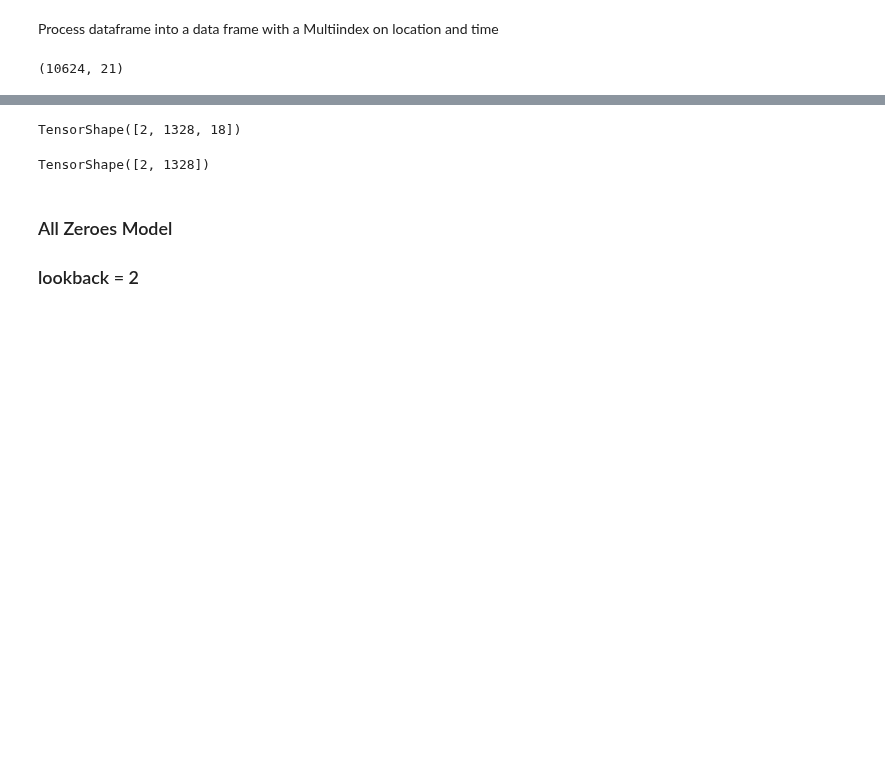
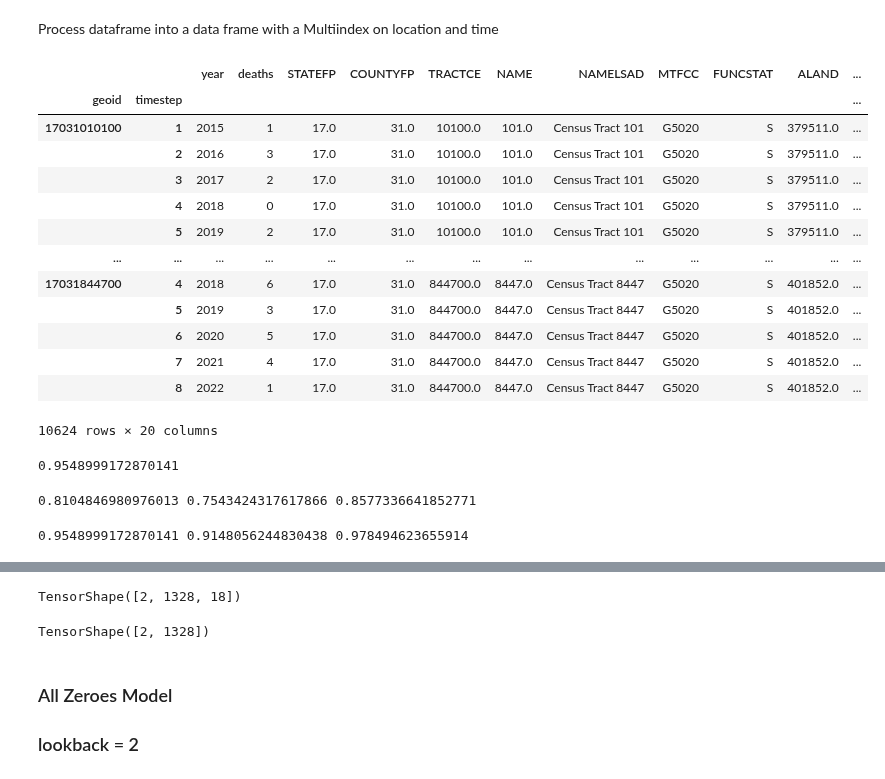
Before and after one commit to tufts-ml/opioid-overdose-models, a Jupyter notebook: experiment-runner/cook-county-run-models.ipynb, the cells around one changed output, grey strips where cells are left out. Saved outputs shown, nothing was run; the diff lists cells and outputs as text; code cells hidden in the pictures; blank space fills up the shorter version.

```diff
--- a/experiment-runner/cook-county-run-models.ipynb
+++ b/experiment-runner/cook-county-run-models.ipynb
@@ -37,7 +41,3 @@ data_gdf = gdf_annual
 gdf_annual['geoid'] = gdf_annual['geoid'].astype(str) #change to string
 # %% [markdown]
 Process dataframe into a data frame with a Multiindex on location and time
-# %%
-data_gdf.shape
-# %% [output]
-(10624, 21)
@@ -44,3 +46,40 @@ data_gdf.shape
+# %%
+multiindexed_gdf
+# %% [output]
+|  |  | year | deaths | STATEFP | COUNTYFP | TRACTCE | NAME | NAMELSAD | MTFCC | FUNCSTAT | ALAND | ... |
+| geoid | timestep |  |  |  |  |  |  |  |  |  |  | ... |
+| 17031010100 | 1 | 2015 | 1 | 17.0 | 31.0 | 10100.0 | 101.0 | Census Tract 101 | G5020 | S | 379511.0 | ... |
+|  | 2 | 2016 | 3 | 17.0 | 31.0 | 10100.0 | 101.0 | Census Tract 101 | G5020 | S | 379511.0 | ... |
+|  | 3 | 2017 | 2 | 17.0 | 31.0 | 10100.0 | 101.0 | Census Tract 101 | G5020 | S | 379511.0 | ... |
+|  | 4 | 2018 | 0 | 17.0 | 31.0 | 10100.0 | 101.0 | Census Tract 101 | G5020 | S | 379511.0 | ... |
+|  | 5 | 2019 | 2 | 17.0 | 31.0 | 10100.0 | 101.0 | Census Tract 101 | G5020 | S | 379511.0 | ... |
+| ... | ... | ... | ... | ... | ... | ... | ... | ... | ... | ... | ... | ... |
+| 17031844700 | 4 | 2018 | 6 | 17.0 | 31.0 | 844700.0 | 8447.0 | Census Tract 8447 | G5020 | S | 401852.0 | ... |
+|  | 5 | 2019 | 3 | 17.0 | 31.0 | 844700.0 | 8447.0 | Census Tract 8447 | G5020 | S | 401852.0 | ... |
+|  | 6 | 2020 | 5 | 17.0 | 31.0 | 844700.0 | 8447.0 | Census Tract 8447 | G5020 | S | 401852.0 | ... |
+|  | 7 | 2021 | 4 | 17.0 | 31.0 | 844700.0 | 8447.0 | Census Tract 8447 | G5020 | S | 401852.0 | ... |
+|  | 8 | 2022 | 1 | 17.0 | 31.0 | 844700.0 | 8447.0 | Census Tract 8447 | G5020 | S | 401852.0 | ... |
+10624 rows × 20 columns
+# %%
+remaineders = []
+exclude=60
+for _ in range(1000):
+    remaineders.append(multiindexed_gdf.loc[idx[np.random.choice(locations,1328-exclude, replace=False),5],'deaths'].sum()/ multiindexed_gdf.loc[idx[:,5],'deaths'].sum())
+print(np.mean(remaineders), np.min(remaineders), np.max(remaineders))
+# %% [output]
+0.9548999172870141
+# %%
+remaineders = []
+exclude=250
+for _ in range(1000):
+    remaineders.append(multiindexed_gdf.loc[idx[np.random.choice(locations,1328-exclude, replace=False),5],'deaths'].sum()/ multiindexed_gdf.loc[idx[:,5],'deaths'].sum())
+print(np.mean(remaineders), np.min(remaineders), np.max(remaineders))
+# %% [output]
+0.8104846980976013 0.7543424317617866 0.8577336641852771
+# %%
+print(np.mean(remaineders), np.min(remaineders), np.max(remaineders))
+# %% [output]
+0.9548999172870141 0.9148056244830438 0.978494623655914
 # %%
 # Name the important columns
 timestep_col = 'timestep'
```
Also changed, not shown: parts of 4 cells of this notebook, 50 other files.
